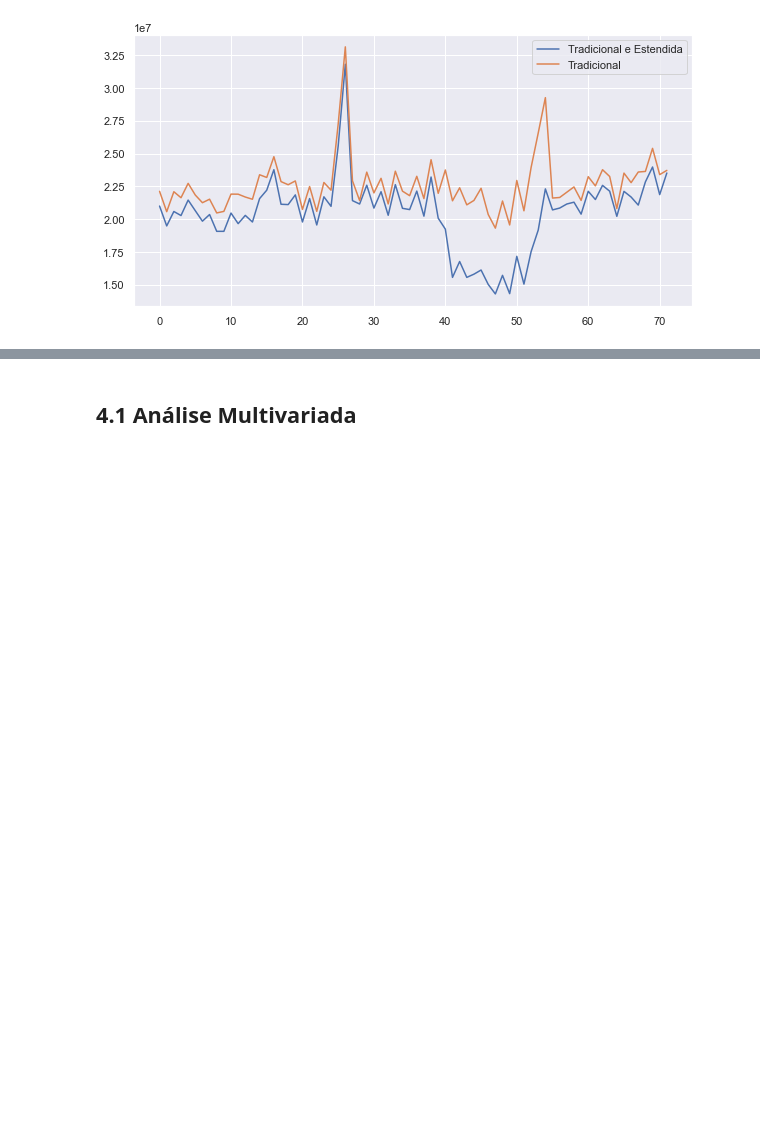
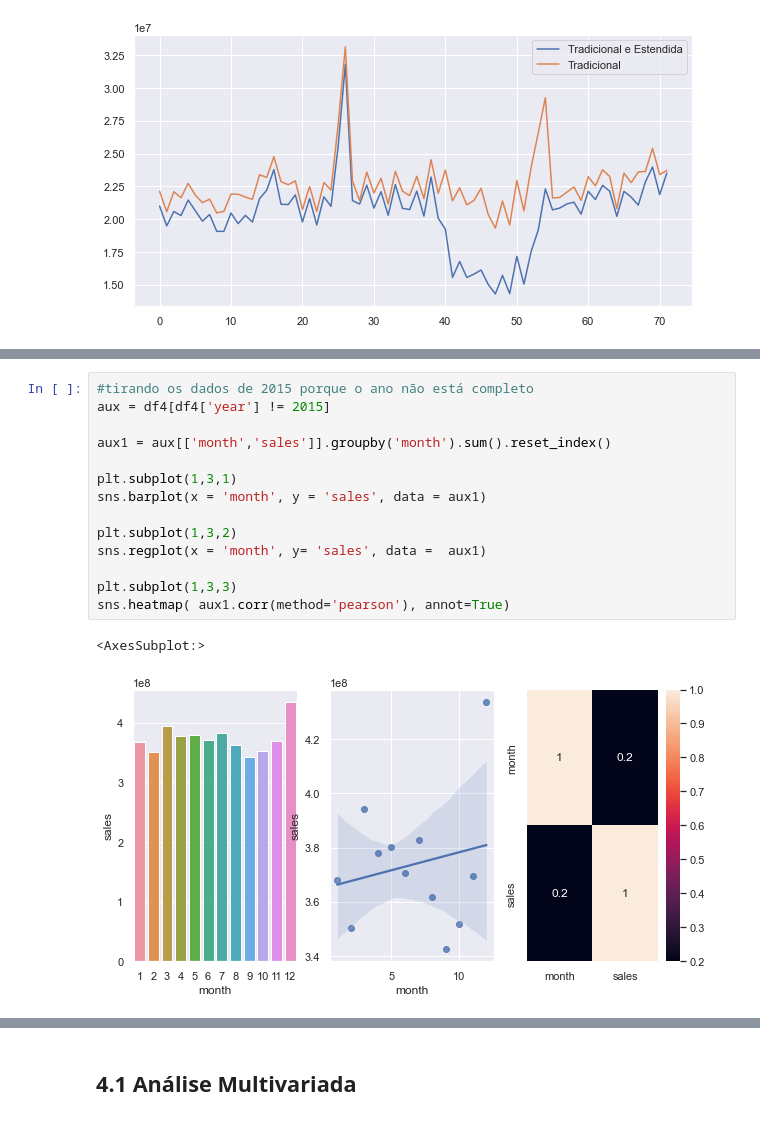
Before and after one commit to laaisfmaia/projeto-ds-em-producao, a Jupyter notebook: mod_4_Exploratory_Data_Analysis.ipynb, the cells around one changed output, grey strips where cells are left out. Saved outputs shown, nothing was run; the diff lists cells and outputs as text; blank space fills up the shorter version.

```diff
--- a/mod_4_Exploratory_Data_Analysis.ipynb
+++ b/mod_4_Exploratory_Data_Analysis.ipynb
@@ -1022,0 +939,17 @@ sns.barplot(x = 'month', y = 'sales', hue='school_holiday', data=aux2)
+# %%
+#tirando os dados de 2015 porque o ano não está completo
+aux = df4[df4['year'] != 2015]
+
+aux1 = aux[['month','sales']].groupby('month').sum().reset_index()
+
+plt.subplot(1,3,1)
+sns.barplot(x = 'month', y = 'sales', data = aux1)
+
+plt.subplot(1,3,2)
+sns.regplot(x = 'month', y= 'sales', data =  aux1)
+
+plt.subplot(1,3,3)
+sns.heatmap( aux1.corr(method='pearson'), annot=True)
+# %% [output]
+<AxesSubplot:>
+[figure, added]
```
Also changed, not shown: parts of 31 cells of this notebook.
